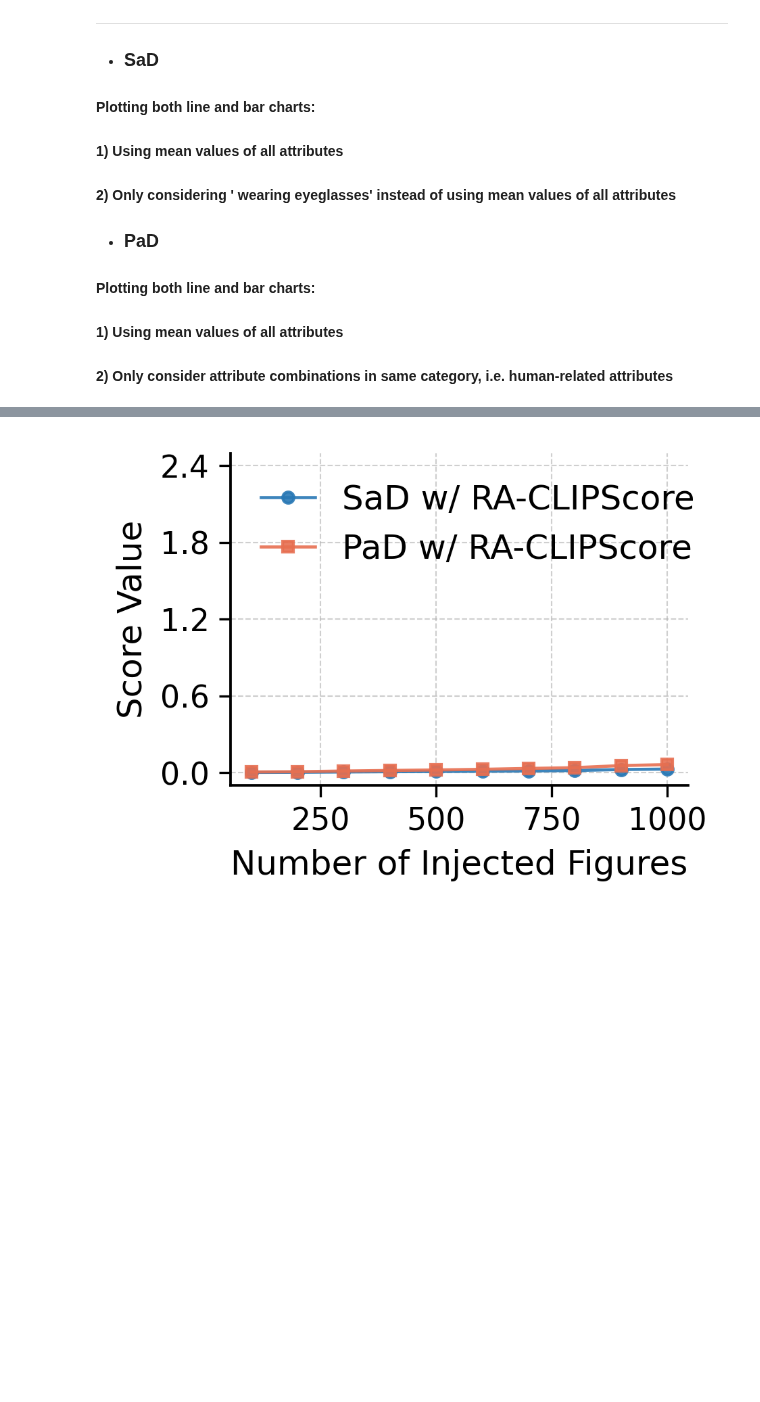
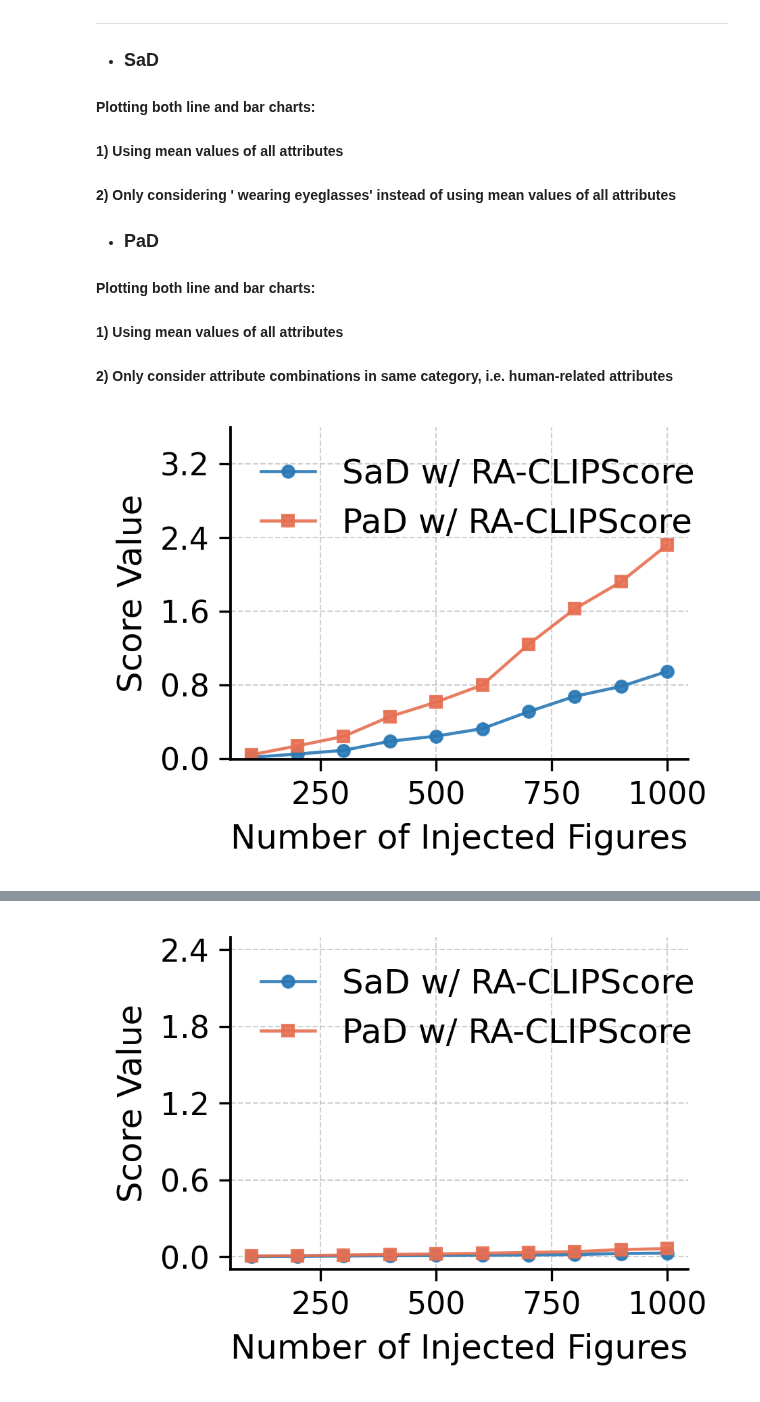
Before and after one commit to wwwfan628/ra_clipscore, a Jupyter notebook: notebooks/plot_figures_20250311.ipynb, the cells around one changed output, grey strips where cells are left out. Drawn from its saved outputs; the diff is of its cells as text; code cells hidden in the pictures; blank space fills up the shorter version.

```diff
--- a/notebooks/plot_figures_20250311.ipynb
+++ b/notebooks/plot_figures_20250311.ipynb
@@ -111,3 +92,87 @@ furniture_attr_list = ['sofa', 'chair', 'bed', 'table', 'closet', 'bookshelf', '
 #### Plotting both line and bar charts:
 #### 1) Using mean values of all attributes
 #### 2) Only consider attribute combinations in same category, i.e. human-related attributes
+# %%
+import os, pickle
+import numpy as np
+import matplotlib.pyplot as plt
+import matplotlib.ticker as ticker
+
+def my_key(dir_name):
+    return int(dir_name.split('_')[-1])
+
+# ================== Load results (unchanged) ==================
+base_path = '/Users/yifanlu/Desktop/injection_coco_10_EvalCS_local_rn/chair'    #'/Users/yifanlu/Downloads/injection_20_EvalCS_local_vit/person'
+base_path_original = '/Users/yifanlu/Desktop/injection_coco_10_EvalCS_local_rn/original'  #'/Users/yifanlu/Downloads/results_dir/ffhq_20_USER_person'
+dirs = sorted((f for f in os.listdir(base_path) if f.startswith("coco_50000")), key=my_key)
+dirs_original = sorted((f for f in os.listdir(base_path_original) if f.startswith("coco_50000")), key=my_key)
+
+sad, pad = [], []
+for dir in dirs:
+    dir_path = os.path.join(base_path, dir)
+    with open(f'{dir_path}/experiment_results_dict.pkl', 'rb') as f:
+        results = pickle.load(f)
+        sad.append(results['forward_KL_single'].mean())
+        pad.append(results['forward_KL_pair'].mean())
+
+experiments = list(range(100, 1100, 100))
+scores = {
+    "SaD w/ RA-CLIPScore": np.array(sad),
+    "PaD w/ RA-CLIPScore": np.array(pad),
+}
+
+colors = {
+    "SaD w/ RA-CLIPScore": "#2878B5",
+    "PaD w/ RA-CLIPScore": "#E76F51",
+}
+
+# ================== Figure style (≥ 11 pt everywhere) ==================
+plt.rcParams.update({
+    "pdf.fonttype": 42, "ps.fonttype": 42,
+    "font.size": 11,          # base font
+    "axes.labelsize": 12,     # axis labels
+    "xtick.labelsize": 11,    # tick labels
+    "ytick.labelsize": 11,
+    "legend.fontsize": 12,    # legend
+    "axes.linewidth": 0.9,
+    "xtick.major.width": 0.8,
+    "ytick.major.width": 0.8,
+    "xtick.major.size": 4,
+    "ytick.major.size": 4,
+})
+
+fig, ax = plt.subplots(figsize=(3.0, 2.2), dpi=300)
+
+# ================== Plot ==================
+markers = ['o', 's', 'D', '^']
+for (label, values), color, marker in zip(scores.items(), colors.values(), markers):
+    ax.plot(
+        experiments, values, label=label, color=color,
+        marker=marker, markersize=4.0, linewidth=1.1, alpha=0.9,
+    )
+
+# ================== Axes & grid ==================
+ax.set_xlabel("Number of Injected Figures")
+ax.set_ylabel("Score Value")
+ax.set_ylim(-1e-7, 3.6e-5)
+ax.grid(True, linestyle="--", linewidth=0.5, alpha=0.6, zorder=0)
+ax.spines["top"].set_visible(False)
+ax.spines["right"].set_visible(False)
+
+# Scientific notation on Y with large offset text
+ax.ticklabel_format(axis="y", style="sci", scilimits=(0, 0))  # force sci for small values
+ax.yaxis.get_offset_text().set_fontsize(12)                   # >>> keep >= 11
+ax.yaxis.get_offset_text().set_x(-0.06)                       # move a bit left for clarity
+ax.yaxis.get_offset_text().set_visible(False)
+
+# Optional: tighter tick formatter
+ax.yaxis.set_major_locator(ticker.MaxNLocator(5))
+
+# ================== Legend ==================
+ax.legend(frameon=False, loc="upper left", ncol=1, handlelength=1.6, columnspacing=0.9)
+
+plt.tight_layout(pad=0.3)
+plt.savefig("line_chair.pdf", dpi=300, bbox_inches="tight")
+plt.show()
+# %% [output]
+[figure, added]
```
Also changed, not shown: parts of 3 cells of this notebook, 3 other files.
